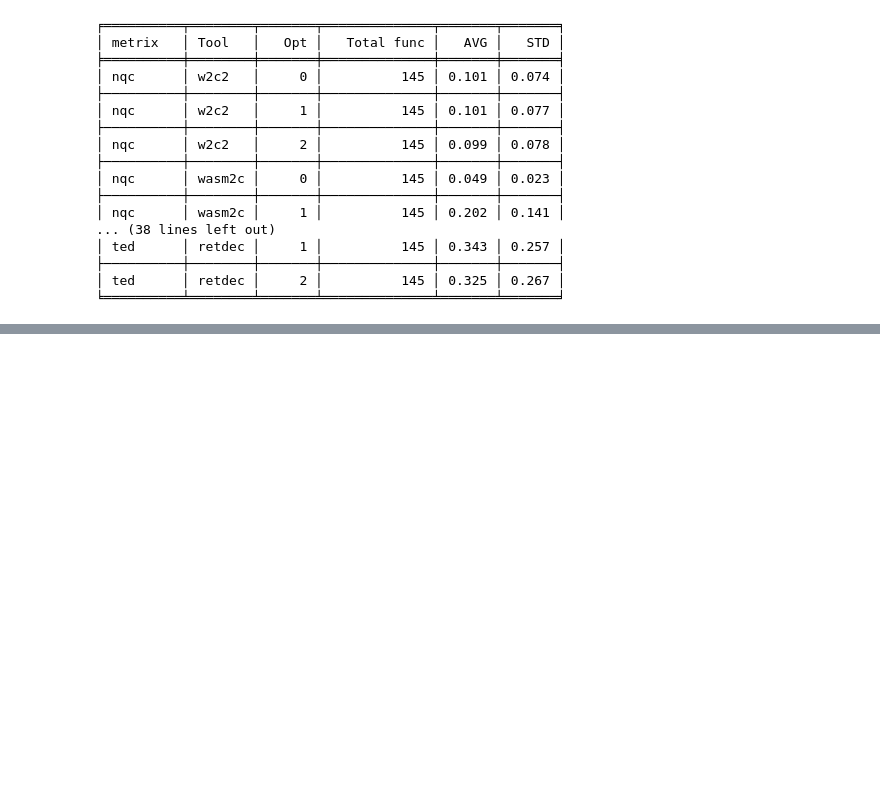
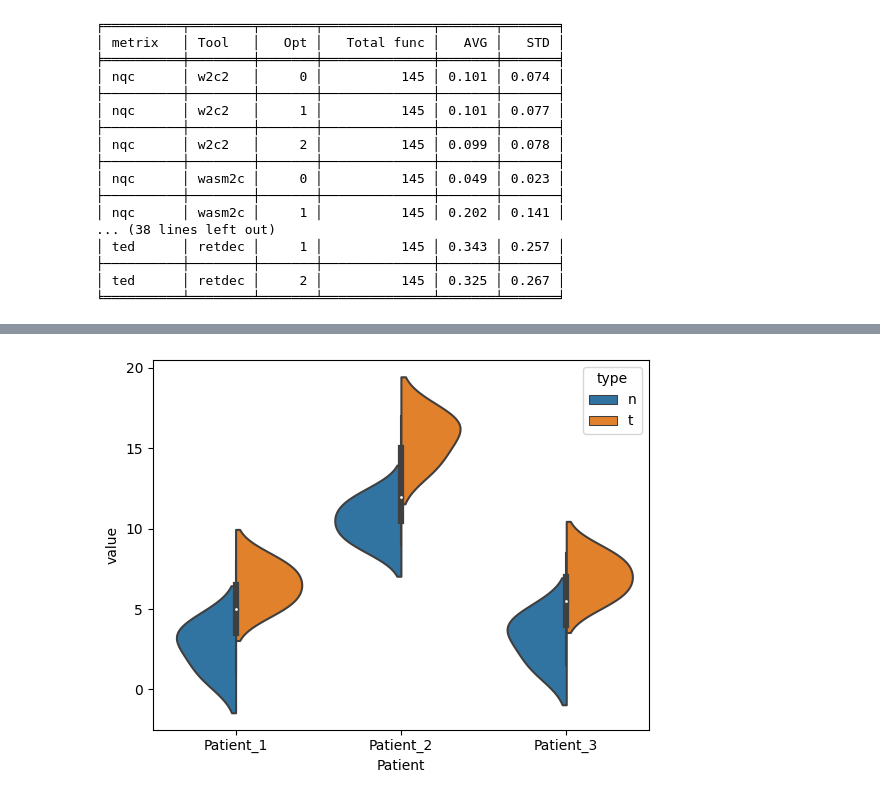
Before and after one commit to spencerwuwu/WASM-decomp_eval, a Jupyter notebook: g_charts.ipynb, the cells around one changed output, grey strips where cells are left out. Cells and saved outputs as stored; diff of their text form; code cells hidden in the pictures; blank space fills up the shorter version.

```diff
--- a/g_charts.ipynb
+++ b/g_charts.ipynb
@@ -384,0 +461,33 @@ pd.reset_option('display.max_rows')
+# %%
+paired_patients = {'Patient_1': {'n': [1, nan, 3, 4], 't': [5, 6, 7, 8]},
+                   'Patient_2': {'n': [9, 10, 11, 12], 't': [14, nan, 16, 17]},
+                   'Patient_3': {'n': [1.5, nan, 3.5, 4.5], 't': [5.5, 6.5, 7.5, 8.5]}}
+
+df = pd.DataFrame(columns = ['Patient', 'n', 't'])
+
+for key, value in paired_patients.items():
+    patient_df = pd.DataFrame({'Patient': [key]*len(value['n']),
+                               'n': value['n'],
+                               't': value['t']})
+    df = pd.concat([df, patient_df], ignore_index = True)
+
+df = pd.melt(frame = df,
+             id_vars = 'Patient',
+             value_vars = ['n', 't'],
+             var_name = 'type',
+             value_name = 'value')
+
+df['value'] = df['value'].astype(float)
+
+fig, ax = plt.subplots()
+
+sns.violinplot(ax = ax,
+               data = df,
+               x = 'Patient',
+               y = 'value',
+               hue = 'type',
+               split = True)
+
+plt.show()
+# %% [output]
+[figure, added]
```
Also changed, not shown: parts of 9 cells of this notebook, 7 other files.
